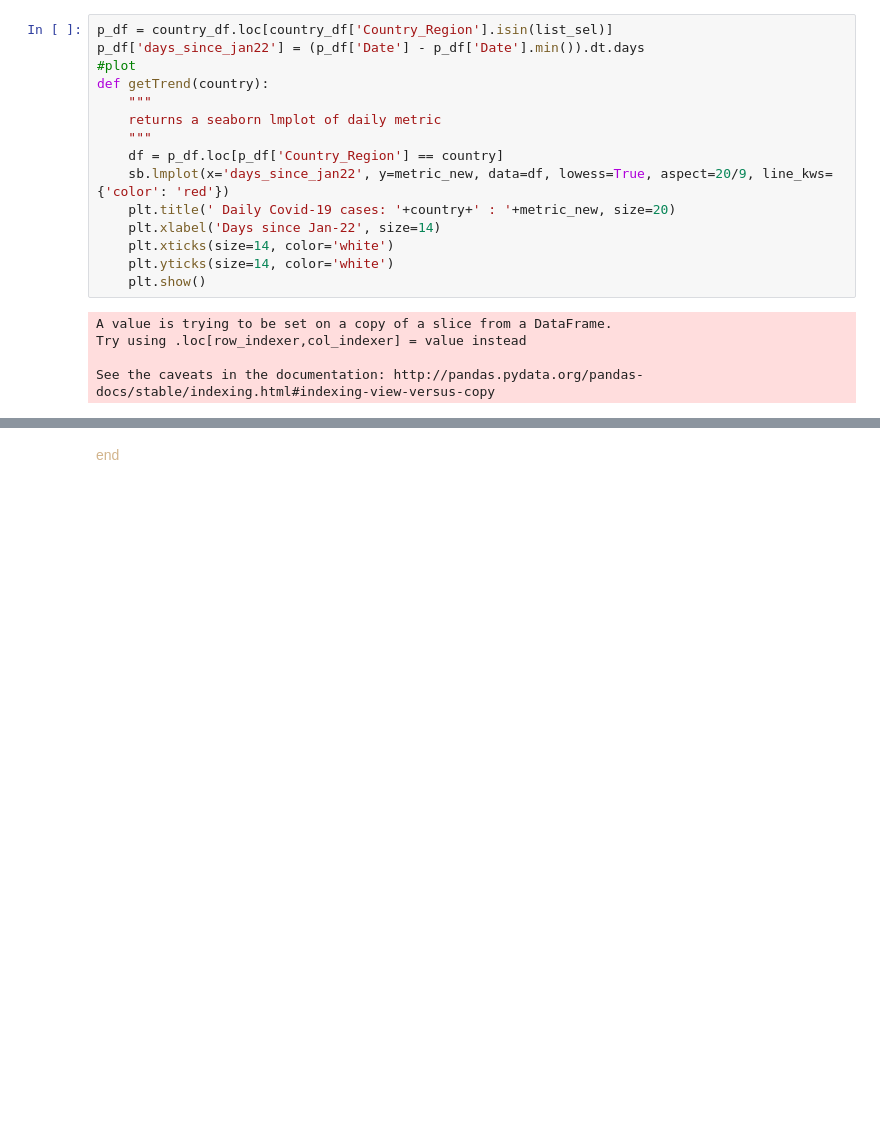
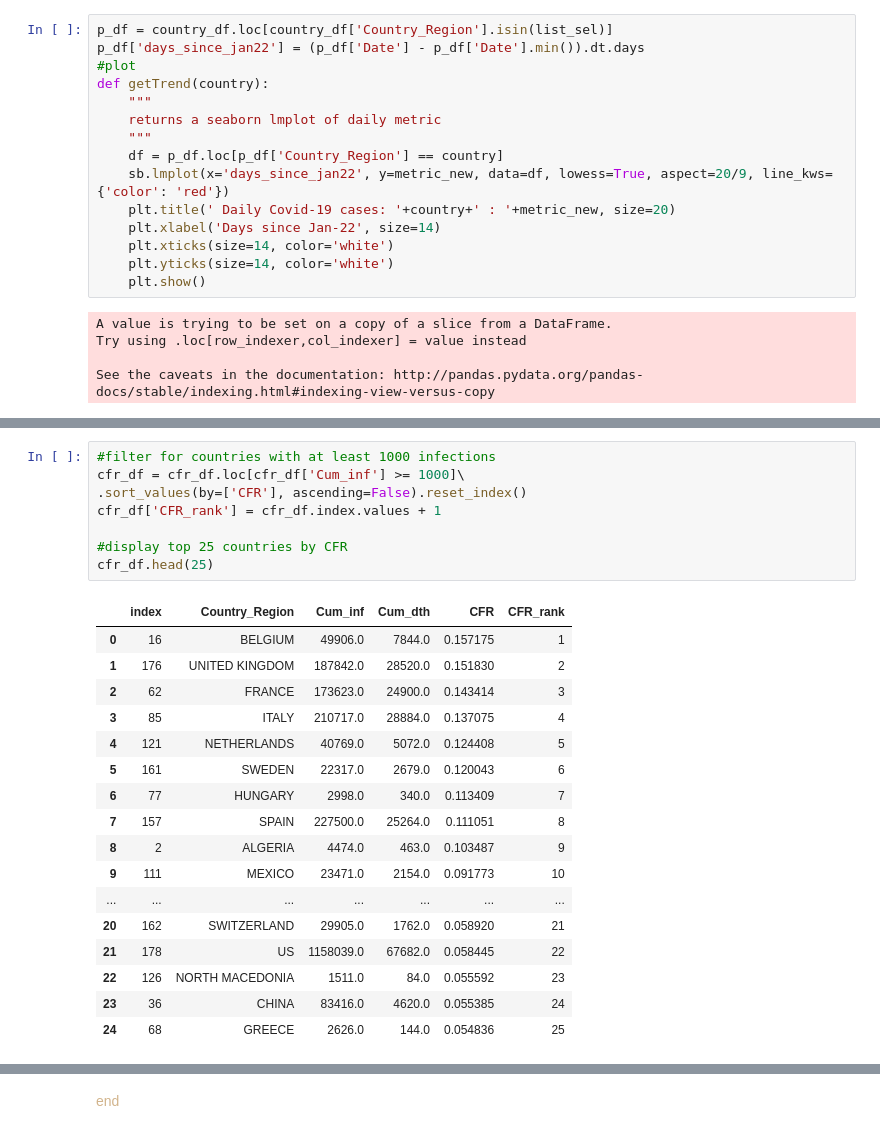
Before and after one commit to pvalues/covid19_trends, a Jupyter notebook: covid19_jh_data_country_trends.ipynb, the cells around one changed output, grey strips where cells are left out. Saved outputs shown, nothing was run; the diff lists cells and outputs as text; blank space fills up the shorter version.

```diff
--- a/covid19_jh_data_country_trends.ipynb
+++ b/covid19_jh_data_country_trends.ipynb
@@ -172,0 +190,26 @@ for item in list_country:
+# %%
+#filter for countries with at least 1000 infections
+cfr_df = cfr_df.loc[cfr_df['Cum_inf'] >= 1000]\
+.sort_values(by=['CFR'], ascending=False).reset_index()
+cfr_df['CFR_rank'] = cfr_df.index.values + 1
+
+#display top 25 countries by CFR
+cfr_df.head(25)
+# %% [output]
+|  | index | Country_Region | Cum_inf | Cum_dth | CFR | CFR_rank |
+| 0 | 16 | BELGIUM | 49906.0 | 7844.0 | 0.157175 | 1 |
+| 1 | 176 | UNITED KINGDOM | 187842.0 | 28520.0 | 0.151830 | 2 |
+| 2 | 62 | FRANCE | 173623.0 | 24900.0 | 0.143414 | 3 |
+| 3 | 85 | ITALY | 210717.0 | 28884.0 | 0.137075 | 4 |
+| 4 | 121 | NETHERLANDS | 40769.0 | 5072.0 | 0.124408 | 5 |
+| 5 | 161 | SWEDEN | 22317.0 | 2679.0 | 0.120043 | 6 |
+| 6 | 77 | HUNGARY | 2998.0 | 340.0 | 0.113409 | 7 |
+| 7 | 157 | SPAIN | 227500.0 | 25264.0 | 0.111051 | 8 |
+| 8 | 2 | ALGERIA | 4474.0 | 463.0 | 0.103487 | 9 |
+| 9 | 111 | MEXICO | 23471.0 | 2154.0 | 0.091773 | 10 |
+| ... | ... | ... | ... | ... | ... | ... |
+| 20 | 162 | SWITZERLAND | 29905.0 | 1762.0 | 0.058920 | 21 |
+| 21 | 178 | US | 1158039.0 | 67682.0 | 0.058445 | 22 |
+| 22 | 126 | NORTH MACEDONIA | 1511.0 | 84.0 | 0.055592 | 23 |
+| 23 | 36 | CHINA | 83416.0 | 4620.0 | 0.055385 | 24 |
+| 24 | 68 | GREECE | 2626.0 | 144.0 | 0.054836 | 25 |
```
Also changed, not shown: parts of 10 cells of this notebook.
